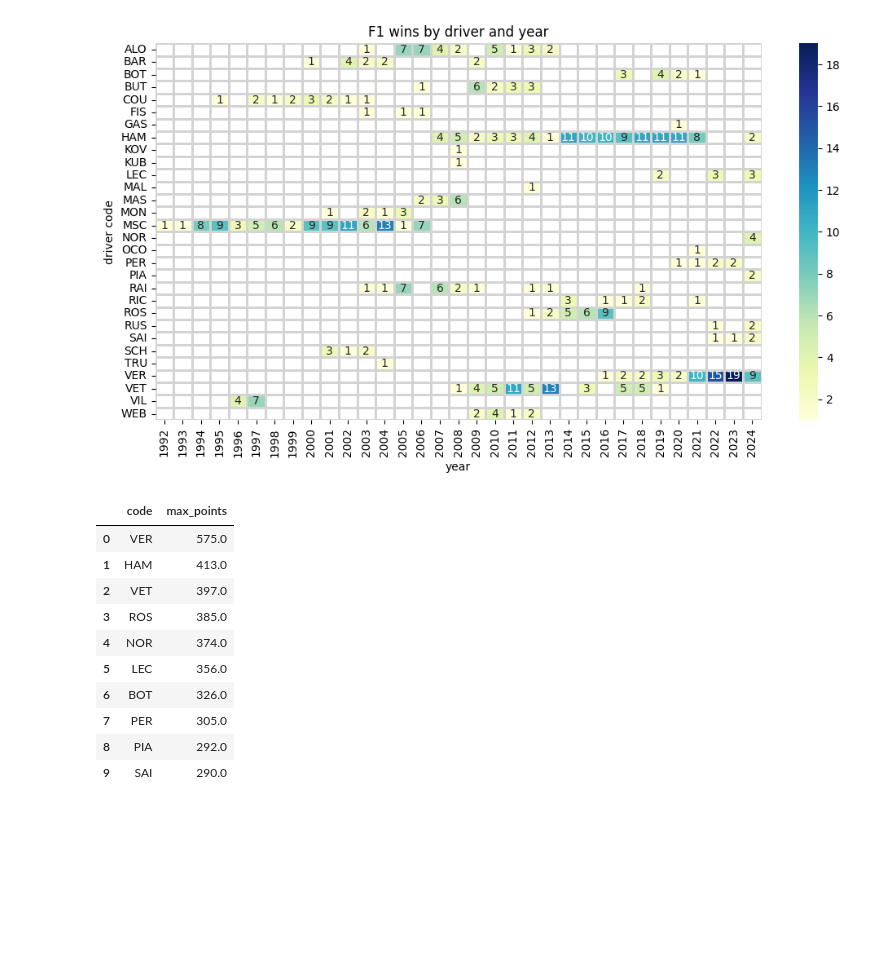
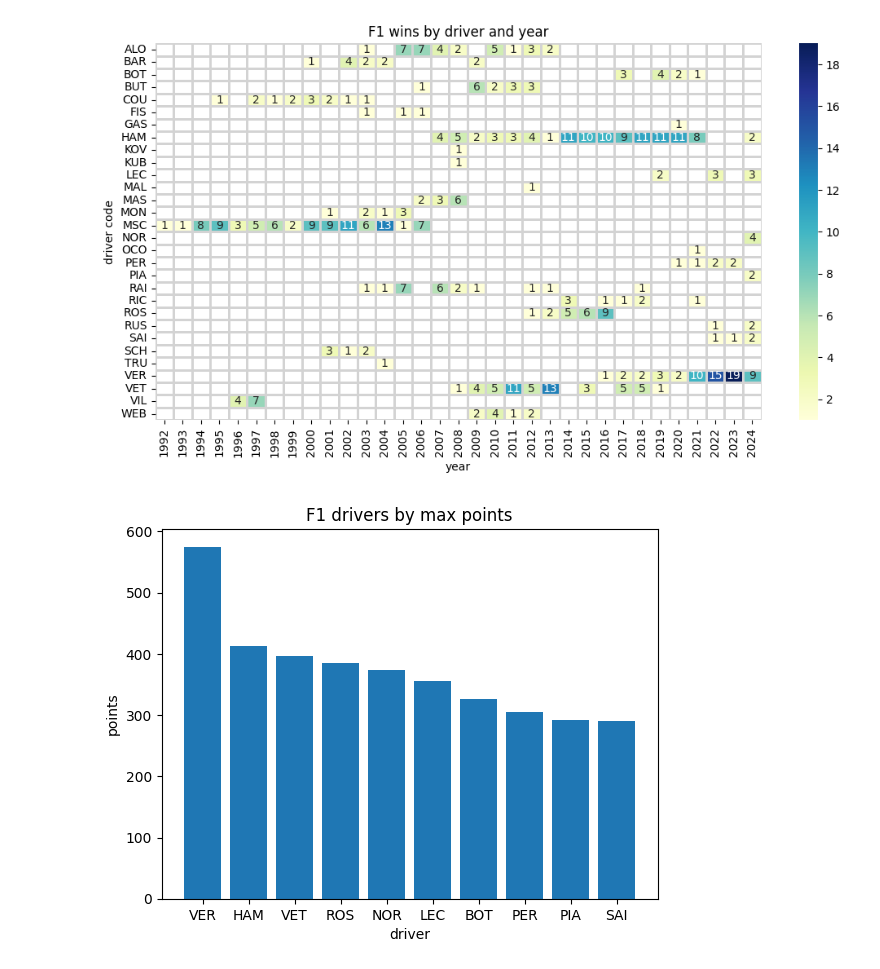
Before and after one commit to GrandEchoWhiskey/f1-analysis, a Jupyter notebook: analysis.ipynb, the cells around one changed output. Saved outputs shown, nothing was run; the diff lists cells and outputs as text; code cells hidden in the pictures; blank space fills up the shorter version.

```diff
--- a/analysis.ipynb
+++ b/analysis.ipynb
@@ -182,25 +183,21 @@ plt.show()
 # %%
 q = "SELECT code, MAX(points) AS max_points " \
     "FROM driver_standings " \
     "INNER JOIN drivers ON driver_standings.driverId = drivers.driverId " \
     "GROUP BY code " \
     "ORDER BY max_points DESC;"
 
 df = pd.read_sql_query(q, conn)
 df = df[df['code'] != '\\N']
-df.head(10)
+df = df.head(10)
+
+plt.bar(df.code, df.max_points)
+plt.xlabel('driver')
+plt.ylabel('points')
+plt.title('F1 drivers by max points')
+plt.show()
 # %% [output]
-|  | code | max_points |
-| 0 | VER | 575.0 |
-| 1 | HAM | 413.0 |
-| 2 | VET | 397.0 |
-| 3 | ROS | 385.0 |
-| 4 | NOR | 374.0 |
-| 5 | LEC | 356.0 |
-| 6 | BOT | 326.0 |
-| 7 | PER | 305.0 |
-| 8 | PIA | 292.0 |
-| 9 | SAI | 290.0 |
+[figure, added]
 # %%
 q = "SELECT name, MAX(points) AS max_points " \
     "FROM constructor_standings " \
```
Also changed, not shown: parts of 4 cells of this notebook, 1 other file.
